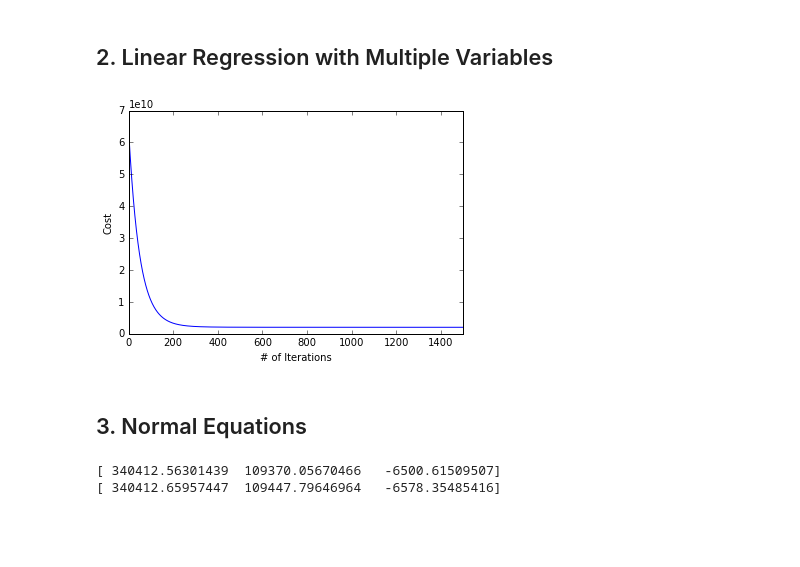
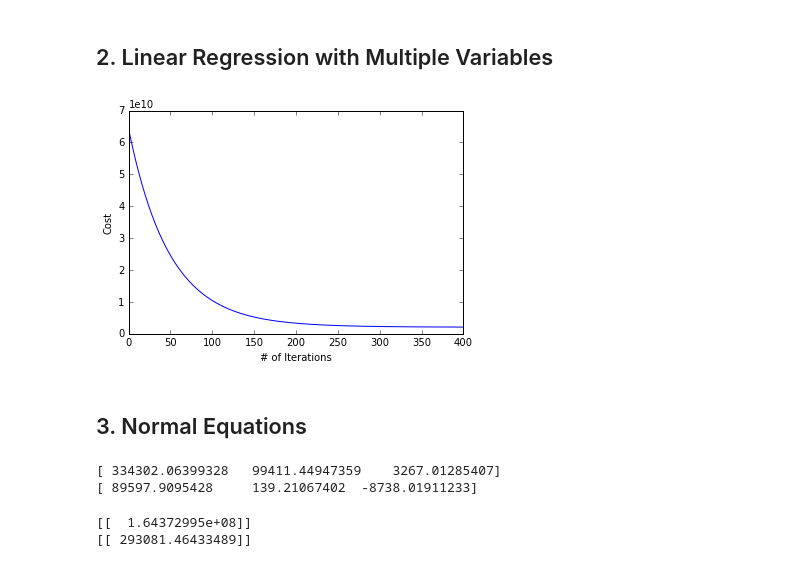
Before and after one commit to liberaliscomputing/code-for-moocs, a Jupyter notebook: coursera/machine-learning/week-02/linear_regression.ipynb, the cells around one changed output. Drawn from its saved outputs; the diff is of its cells as text; code cells hidden in the pictures; blank space fills up the shorter version.

Commit message:
modify normal equation

```diff
--- a/coursera/machine-learning/week-02/linear_regression.ipynb
+++ b/coursera/machine-learning/week-02/linear_regression.ipynb
@@ -105,7 +105,7 @@ plt.show()
 housing = ([map(float, line.strip().split(','))
          for line in open(path + 'ex1data2.txt')])
 housing = np.array(housing)
-m = len(data)
+m = len(housing)
 X, y = housing[:, [0, 1]].reshape([m, 2]), housing[:, 2].reshape([m, 1])
 # %%
 # Define feature normalization
@@ -113,31 +113,45 @@ def feature_normalize(X):
     mu, sigma = np.mean(X, axis=0), np.std(X, axis=0)
     return (X - mu) / sigma
 
-X = feature_normalize(X)
+norm_X = feature_normalize(X)
 
 # add x0=1
-X = np.hstack([np.ones([m, 1]), X])
+norm_X = np.hstack([np.ones([m, 1]), norm_X])
 # %%
 # Initialize settings
-num_iters = 1500
-theta = np.zeros([1, X.shape[-1]])
+num_iters = 400
+theta = np.zeros([1, norm_X.shape[-1]])
 alpha = 0.01
 
-thetas, costs = gradient_descent(X, y, theta, alpha, num_iters)
+thetas, costs = gradient_descent(norm_X, y, theta, alpha, num_iters)
 
 # Visualize the optimization of cost function J: line chart
 plt.plot(costs)
 plt.xlim([0, num_iters])
 plt.xlabel('# of Iterations')
 plt.ylabel('Cost')
 plt.show()
 # %% [output]
-[figure, old version]
+[figure, new version]
 # %% [markdown]
 ## 3. Normal Equations
 # %%
 print thetas[-1] # Batch gradient descent
-print np.linalg.inv(X.T.dot(X)).dot(X.T).dot(y)[:, 0] # Normal equation
+X = np.hstack([np.ones([m, 1]), X])
+params = np.linalg.inv(X.T.dot(X)).dot(X.T).dot(y) # Normal equation
+print params[:, 0]
 # %% [output]
-[ 340412.56301439  109370.05670466   -6500.61509507]
-[ 340412.65957447  109447.79646964   -6578.35485416]
+[ 334302.06399328   99411.44947359    3267.01285407]
+[ 89597.9095428     139.21067402  -8738.01911233]
+# %%
+# Prepare a test case of a 1650 sq-ft, 3 br house
+test = np.array([[1, 1650, 3]])
+
+# Predict with params from batch gradient descent
+print test.dot(thetas[-1].reshape([1, 3]).T)
+
+# Predict with params from normal equation
+print test.dot(parameters)
+# %% [output]
+[[  1.64372995e+08]]
+[[ 293081.46433489]]
```
Also changed, not shown: 1 other file.
